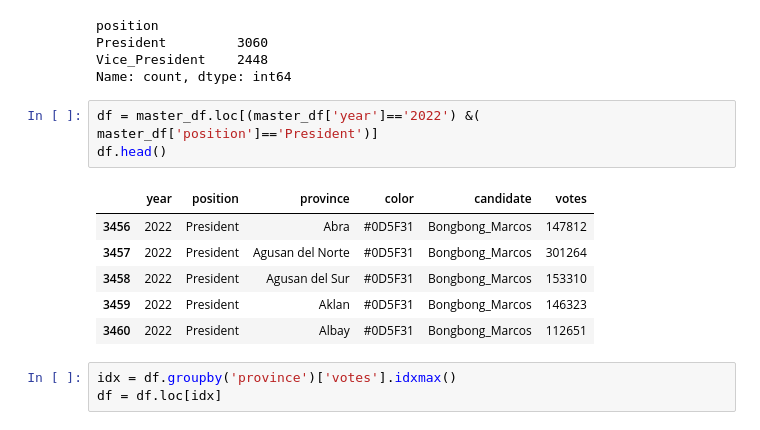
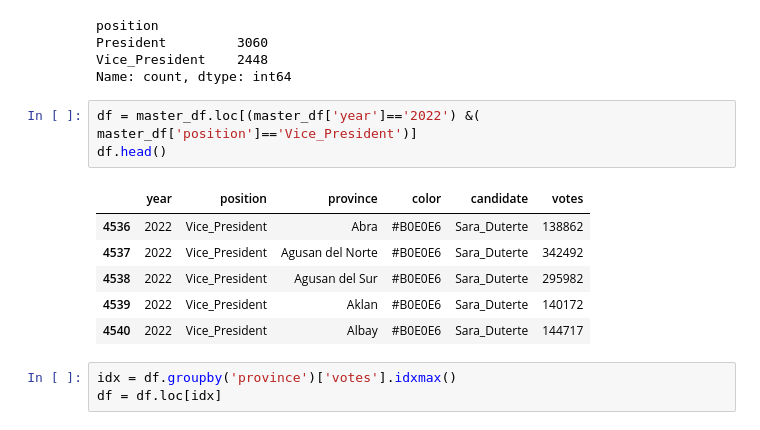
Before and after one commit to ronjonson/Electoral-PH, a Jupyter notebook: image_creator/create_svg.ipynb, the cells around one changed output. Drawn from its saved outputs; the diff is of its cells as text.

```diff
--- a/image_creator/create_svg.ipynb
+++ b/image_creator/create_svg.ipynb
@@ -263,15 +263,15 @@ President         3060
 Vice_President    2448
 Name: count, dtype: int64
 # %%
-df = master_df.loc[(master_df['year']=='2022') &( master_df['position']=='President')]
+df = master_df.loc[(master_df['year']=='2022') &( master_df['position']=='Vice_President')]
 df.head()
 # %% [output]
 |  | year | position | province | color | candidate | votes |
-| 3456 | 2022 | President | Abra | #0D5F31 | Bongbong_Marcos | 147812 |
-| 3457 | 2022 | President | Agusan del Norte | #0D5F31 | Bongbong_Marcos | 301264 |
-| 3458 | 2022 | President | Agusan del Sur | #0D5F31 | Bongbong_Marcos | 153310 |
-| 3459 | 2022 | President | Aklan | #0D5F31 | Bongbong_Marcos | 146323 |
-| 3460 | 2022 | President | Albay | #0D5F31 | Bongbong_Marcos | 112651 |
+| 4536 | 2022 | Vice_President | Abra | #B0E0E6 | Sara_Duterte | 138862 |
+| 4537 | 2022 | Vice_President | Agusan del Norte | #B0E0E6 | Sara_Duterte | 342492 |
+| 4538 | 2022 | Vice_President | Agusan del Sur | #B0E0E6 | Sara_Duterte | 295982 |
+| 4539 | 2022 | Vice_President | Aklan | #B0E0E6 | Sara_Duterte | 140172 |
+| 4540 | 2022 | Vice_President | Albay | #B0E0E6 | Sara_Duterte | 144717 |
 # %%
 idx = df.groupby('province')['votes'].idxmax()
 df = df.loc[idx]
```
Also changed, not shown: parts of 9 cells of this notebook, 11 other files.
